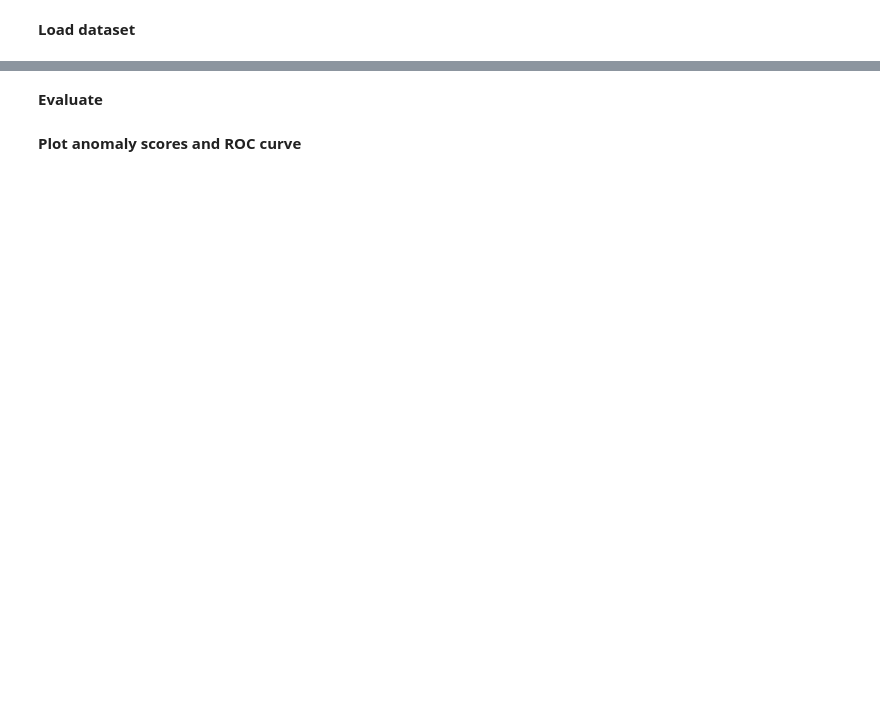
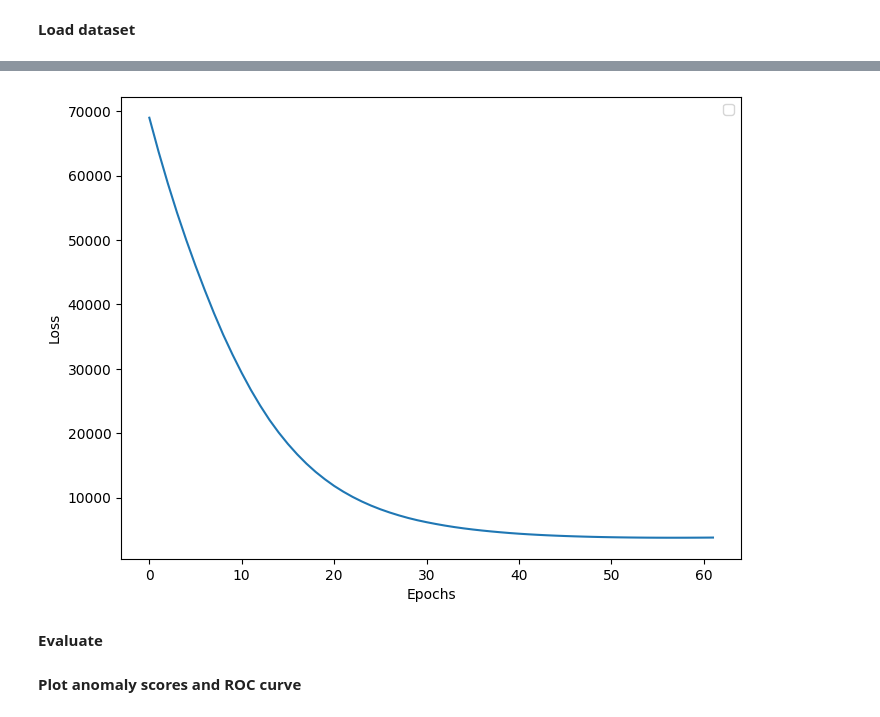
Before and after one commit to bsc-quantic/tn4ml, a Jupyter notebook: docs/examples/mnist_ad.ipynb, the cells around one changed output, grey strips where cells are left out. Cells and saved outputs as stored; diff of their text form; code cells hidden in the pictures; blank space fills up the shorter version.

```diff
--- a/docs/examples/mnist_ad.ipynb
+++ b/docs/examples/mnist_ad.ipynb
@@ -178,2 +179,6 @@ plt.show()
+# %%
+plot_loss(history, validation=False, figsize=(8, 6))
+# %% [output]
+[figure, added]
 # %% [markdown]
 **Evaluate**
```
Also changed, not shown: parts of 10 cells of this notebook.
